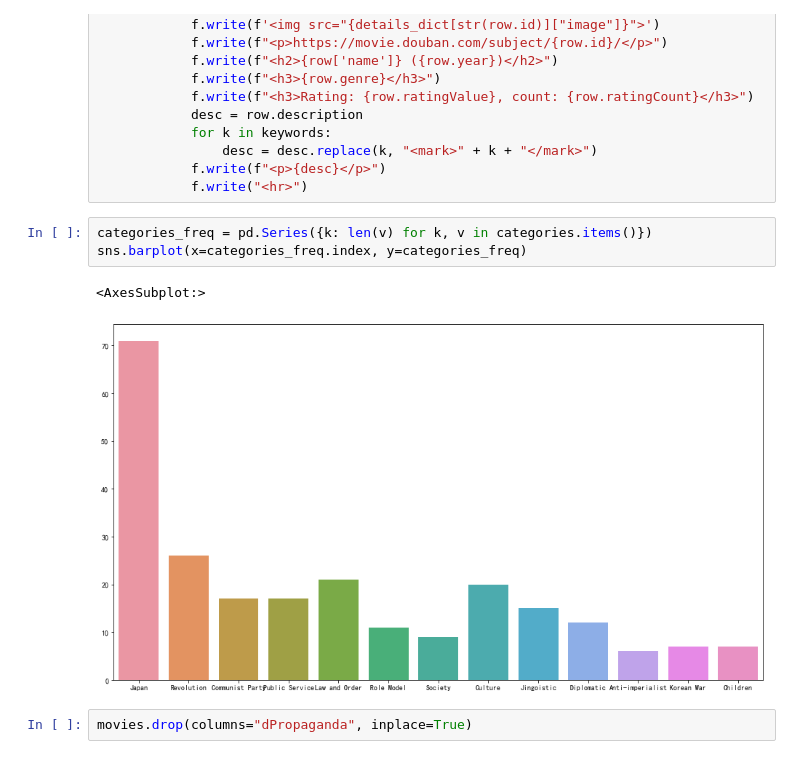
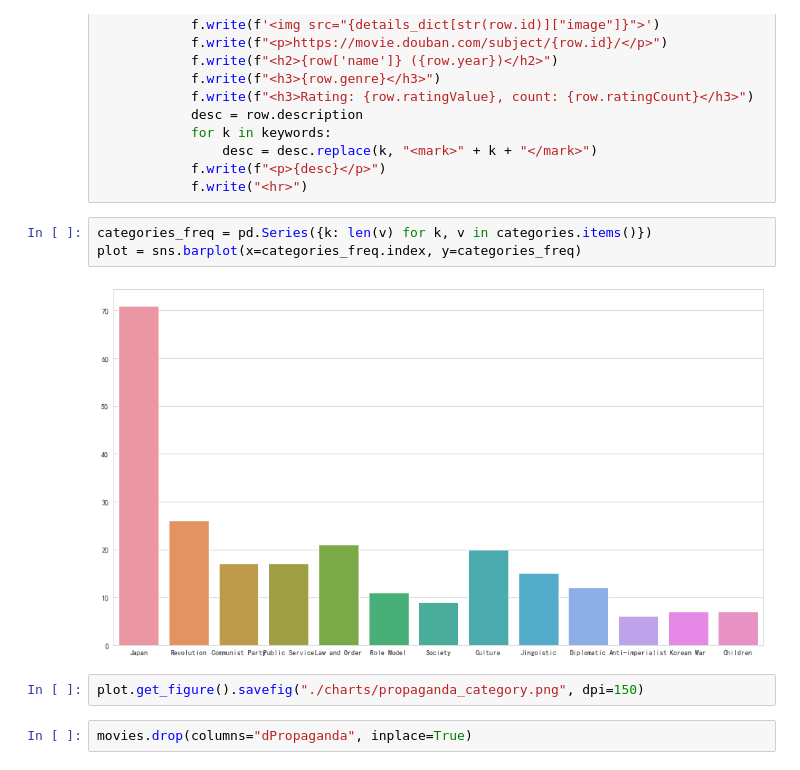
Before and after one commit to contrasting/jingo, a Jupyter notebook: 05c Categorising Propaganda.ipynb, the cells around one changed output. Cells and saved outputs as stored; diff of their text form.

Commit message:
add propaganda_category.png

```diff
--- a/05c Categorising Propaganda.ipynb
+++ b/05c Categorising Propaganda.ipynb
@@ -149,10 +149,11 @@ with open("./categories.html", "a", encoding="utf-8") as f:
             f.write("<hr>")
 # %%
 categories_freq = pd.Series({k: len(v) for k, v in categories.items()})
-sns.barplot(x=categories_freq.index, y=categories_freq)
+plot = sns.barplot(x=categories_freq.index, y=categories_freq)
 # %% [output]
-<AxesSubplot:>
-[figure, old version]
+[figure, new version]
+# %%
+plot.get_figure().savefig("./charts/propaganda_category.png", dpi=150)
 # %%
 movies.drop(columns="dPropaganda", inplace=True)
 # %%
```
Also changed, not shown: 1 other file.
